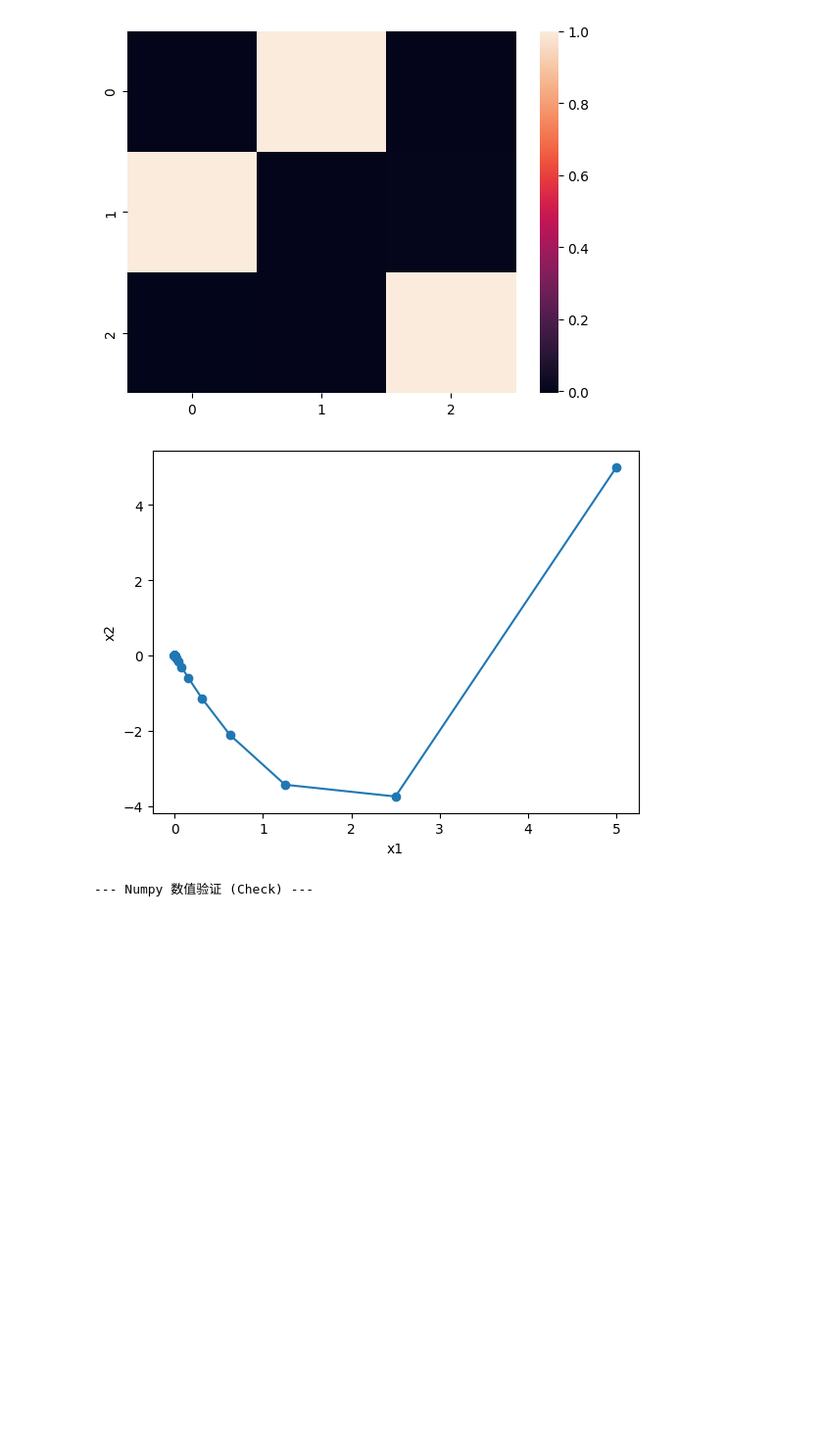
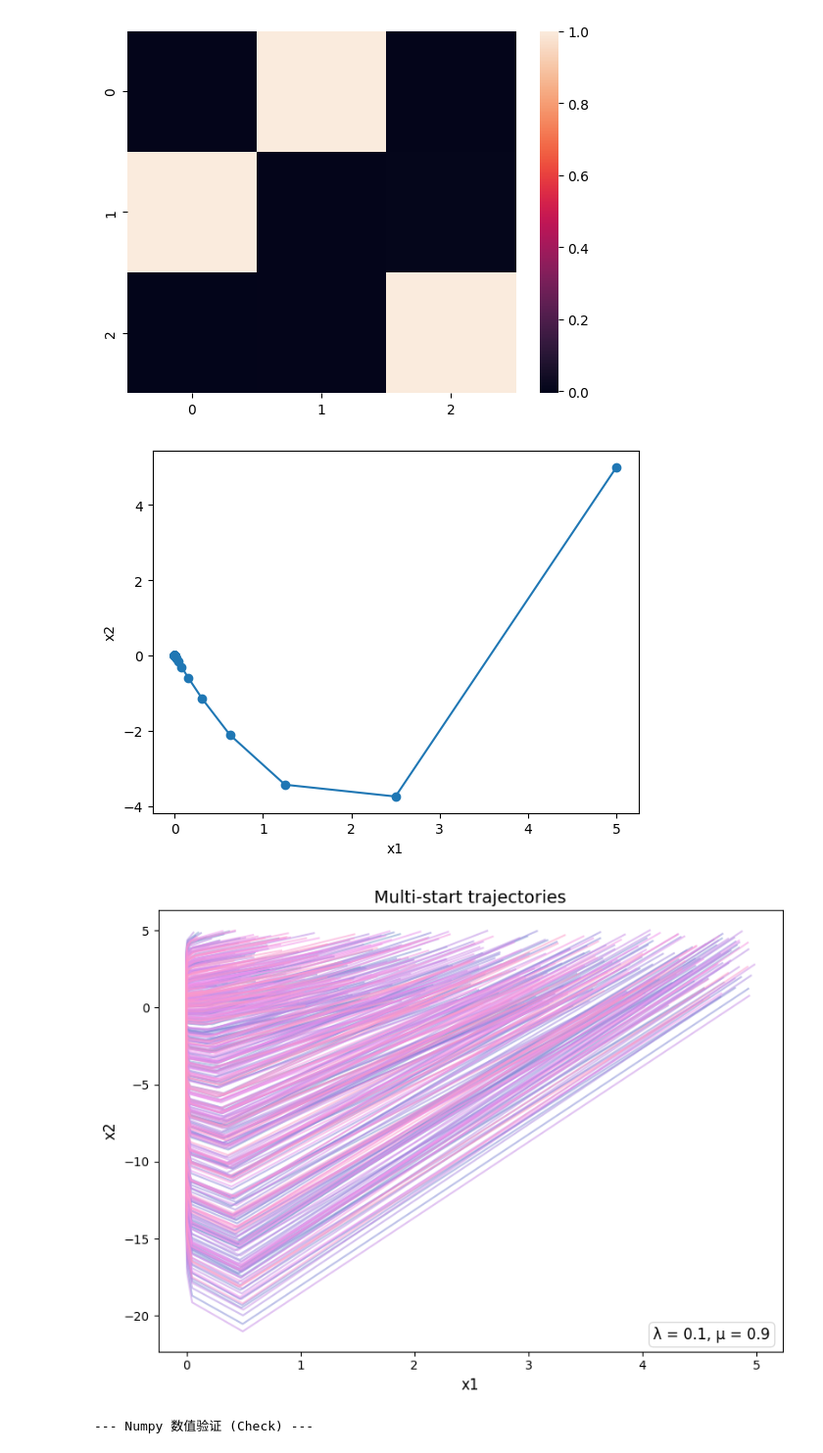
Before and after one commit to Matthew-ymz/koopCE, a Jupyter notebook: notebooks/toy_examp_analysis.ipynb, the cells around one changed output. Shown at 98% size. Saved outputs shown, nothing was run; the diff lists cells and outputs as text; code cells hidden in the pictures; blank space fills up the shorter version.

```diff
--- a/notebooks/toy_examp_analysis.ipynb
+++ b/notebooks/toy_examp_analysis.ipynb
@@ -69,6 +69,75 @@ def plot_serie(x0, y0, lam=0.01, mu=0.9, steps=100):
 plot_serie(x0=5, y0=5, lam=0.5, mu=0.5, steps=100)
 # %% [output]
 [figure]
+# %%
+import numpy as np
+import matplotlib.pyplot as plt
+from matplotlib.colors import hsv_to_rgb
+
+def step(x, y, lam, mu):
+    """计算下一步的x和y值"""
+    x_next = lam * x
+    y_next = mu * y + (lam**2 - mu) * x**2
+    return x_next, y_next
+
+def plot_serie(x0, y0, lam=0.01, mu=0.9, steps=100, color=None):
+    """绘制单条轨迹，仅在起点显示标记点"""
+    data = np.zeros([steps+1, 2])
+    data[0,:] = np.array([x0, y0])
+    for s in range(steps):
+        x_next, y_next = step(data[s,0], data[s,1], lam, mu)
+        data[s+1,:] = np.array([x_next, y_next])
+
+    # 绘制轨迹线：无标记点，低饱和度
+    plt.plot(data[:,0], data[:,1], color=color, linestyle='-', linewidth=1.5, alpha=0.5)
+
+# ===================== 核心简化部分 =====================
+# 1. 自动生成大量随机起点（可自定义数量和范围）
+num_points = 500  # 你要的起点数量，改这个数就行
+x_min, x_max = 0, 5  # x起点范围
+y_min, y_max = 0, 5  # y起点范围
+np.random.seed(42)  # 固定随机种子，结果可复现（可选）
+start_points = np.random.uniform([x_min, y_min], [x_max, y_max], (num_points, 2))
+
+# 2. 自动生成低饱和度蓝色系颜色（无需手动列颜色）
+def get_soft_blue_color(index, total):
+    """自动生成渐变的低饱和度蓝色"""
+    hue = 0.6 + index/(total*3)  # 蓝色系色相范围（0.5-0.7）
+    saturation = 0.4  # 固定低饱和度（0-1，越小越淡）
+    value = 0.8 + index/(total*5)  # 明度渐变（避免颜色太暗）
+    return hsv_to_rgb((hue, saturation, value))
+
+# ===================== 绘图 =====================
+plt.figure(figsize=(8, 6))
+
+for i, (x0, y0) in enumerate(start_points):
+    color = get_soft_blue_color(i, num_points)
+    plot_serie(x0, y0, lam=0.1, mu=0.9, steps=100, color=color)
+
+label_text = 'λ = 0.1, μ = 0.9'
+# 添加文本到右下角，设置样式避免遮挡图形
+plt.text(
+    x=0.98, y=0.02,          # 位置（相对坐标，0-1），0.98/0.02对应右下角
+    s=label_text,
+    fontsize=12,
+    ha='right', va='bottom', # 对齐方式：右对齐、下对齐
+    transform=plt.gca().transAxes,  # 使用相对坐标（不受x/y轴范围影响）
+    bbox=dict(               # 加浅色背景框，提升可读性
+        boxstyle='round,pad=0.3',
+        facecolor='white',
+        alpha=0.8,
+        edgecolor='lightgray'
+    )
+)
+# 图表基础设置
+plt.xlabel('x1', fontsize=12)
+plt.ylabel('x2', fontsize=12)
+plt.title('Multi-start trajectories', fontsize=14)
+
+plt.tight_layout()
+plt.show()
+# %% [output]
+[figure, added]
 # %%
 def verify_with_numpy(lam, mu):
     """
```
Also changed, not shown: 2 other files.
